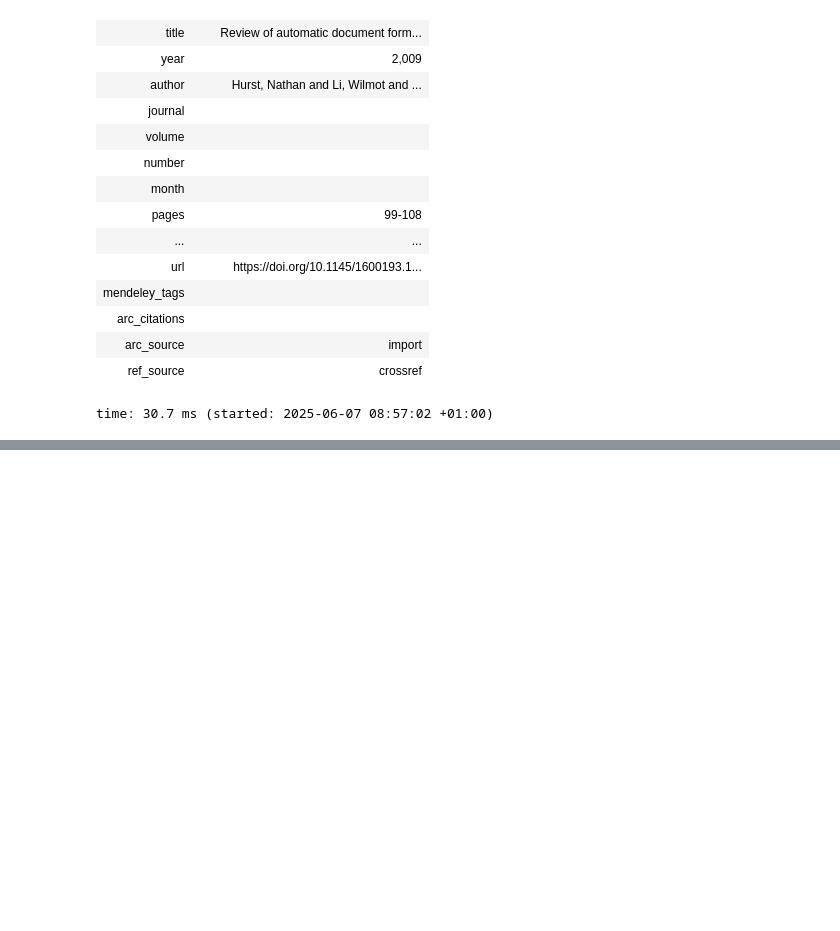
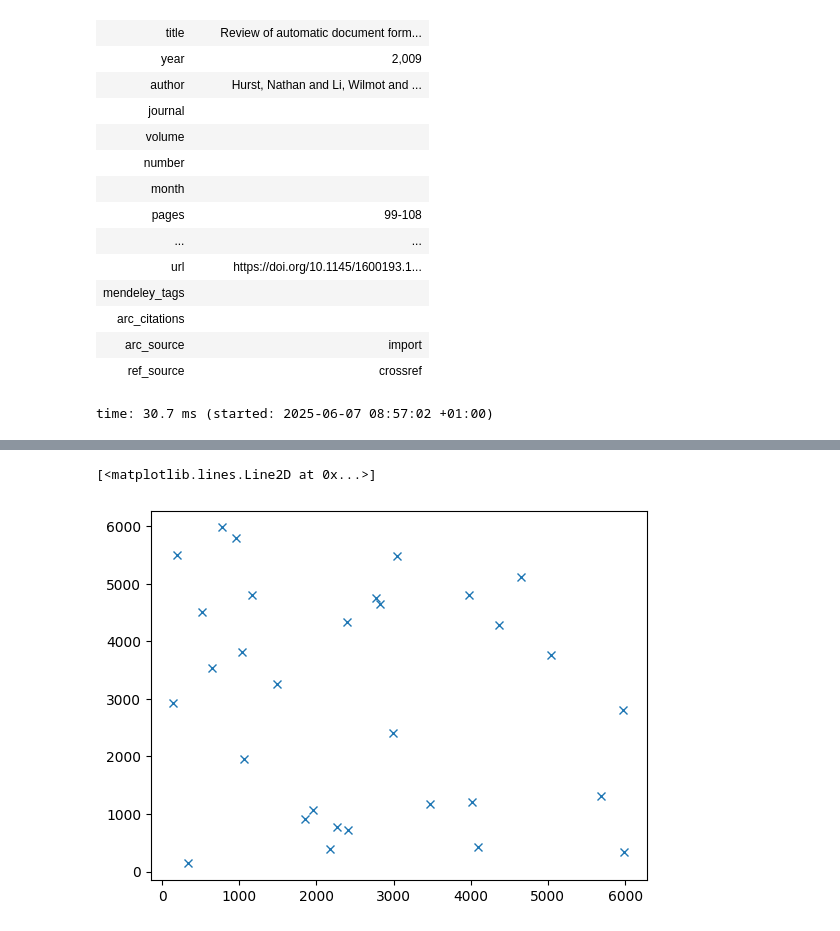
Before and after one commit to mynl/archivum_project, a Jupyter notebook: temp/new-import.ipynb, the cells around one changed output, grey strips where cells are left out. Drawn from its saved outputs; the diff is of its cells as text; code cells hidden in the pictures; blank space fills up the shorter version.

```diff
--- a/temp/new-import.ipynb
+++ b/temp/new-import.ipynb
@@ -897,0 +379,5 @@ ax.set(ylim= [45, 55],
+# %%
+i, s = multi.query_compact(query, 50, 0)
+ans = bit.loc[i].copy()
+ans['score'] = s
+ans.head(10)
@@ -897,0 +396,11 @@ ax.set(ylim= [45, 55],
+# %%
+def rf(df, query):
+    results1 = matcher.query(query, 50)
+    results2 = multi.query(query, 50)
+    ans1 = df.loc[[i[0] for i in results1]]
+    ans1['score'] = [i[1] for i in results1]
+    ans1 = ans1.drop(columns=['search_blob', 'tag', 'type'])
+    ans2 = df.loc[[i[0] for i in results2]]
+    ans2['score'] = [i[1] for i in results2]
+    ans2 = ans2.drop(columns=['search_blob', 'tag', 'type'])
+    return ans1, ans2
@@ -897,0 +409,2 @@ ax.set(ylim= [45, 55],
+# %%
+a1,a2 = rf(df, "wang risk distortion")
@@ -897,0 +448,3 @@ ax.set(ylim= [45, 55],
+# %%
+d = pd.DataFrame({'a1': a1.index, 'a2': a2.head(31).index})
+d.head()
@@ -897,0 +459,6 @@ ax.set(ylim= [45, 55],
+# %%
+import matplotlib.pyplot as plt
+plt.plot(d.a1, d.a2, 'x')
+# %% [output]
+[<matplotlib.lines.Line2D at 0x...>]
+[figure, added]
```
Also changed, not shown: parts of 104 cells of this notebook, 51 other files.
